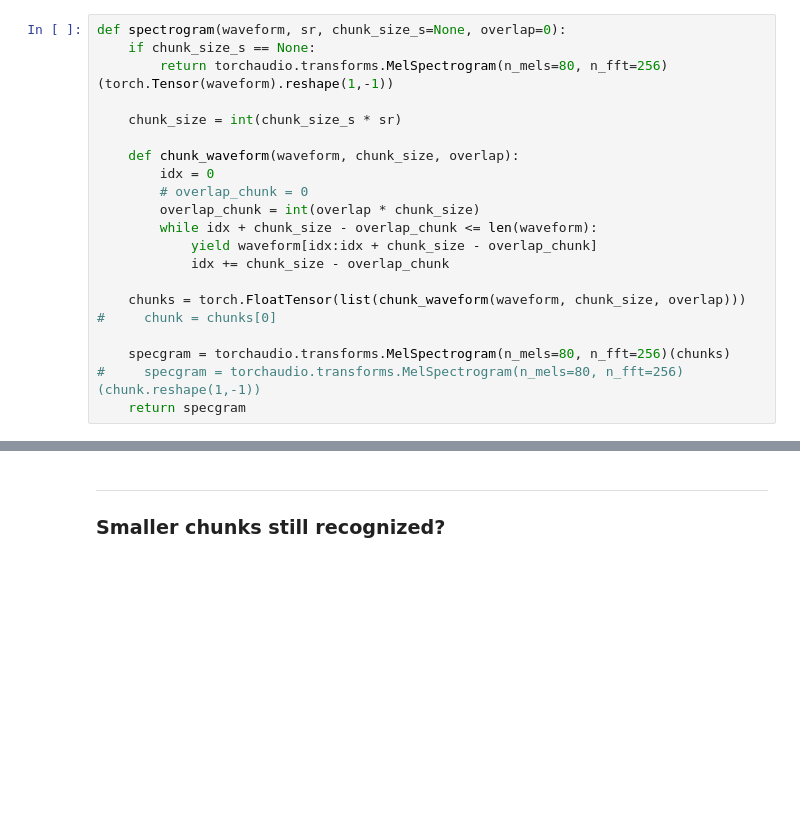
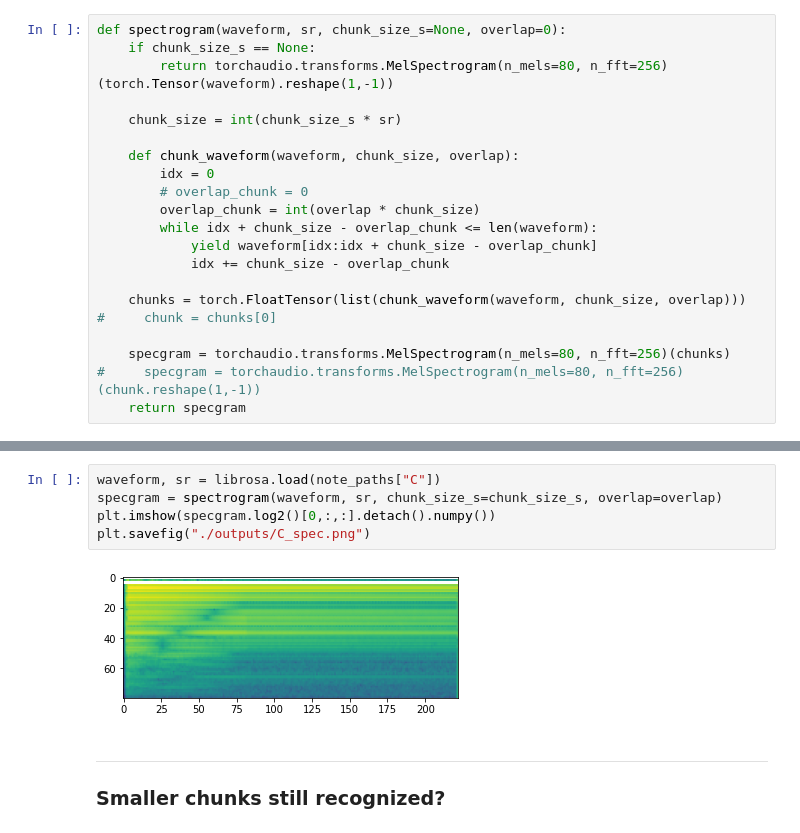
Before and after one commit to jiyunam/mel_spec_music_generation, a Jupyter notebook: notebooks/twinkle_specs.ipynb, the cells around one changed output, grey strips where cells are left out. Drawn from its saved outputs; the diff is of its cells as text; blank space fills up the shorter version.

```diff
--- a/notebooks/twinkle_specs.ipynb
+++ b/notebooks/twinkle_specs.ipynb
@@ -55,3 +56,10 @@ plt.show()
+# %%
+waveform, sr = librosa.load(note_paths["C"])
+specgram = spectrogram(waveform, sr, chunk_size_s=chunk_size_s, overlap=overlap)
+plt.imshow(specgram.log2()[0,:,:].detach().numpy())
+plt.savefig("./outputs/C_spec.png")
+# %% [output]
+[figure, added]
 # %% [markdown]
 ***
 ### Smaller chunks still recognized?
```
Also changed, not shown: parts of 2 cells of this notebook, 7 other files.
